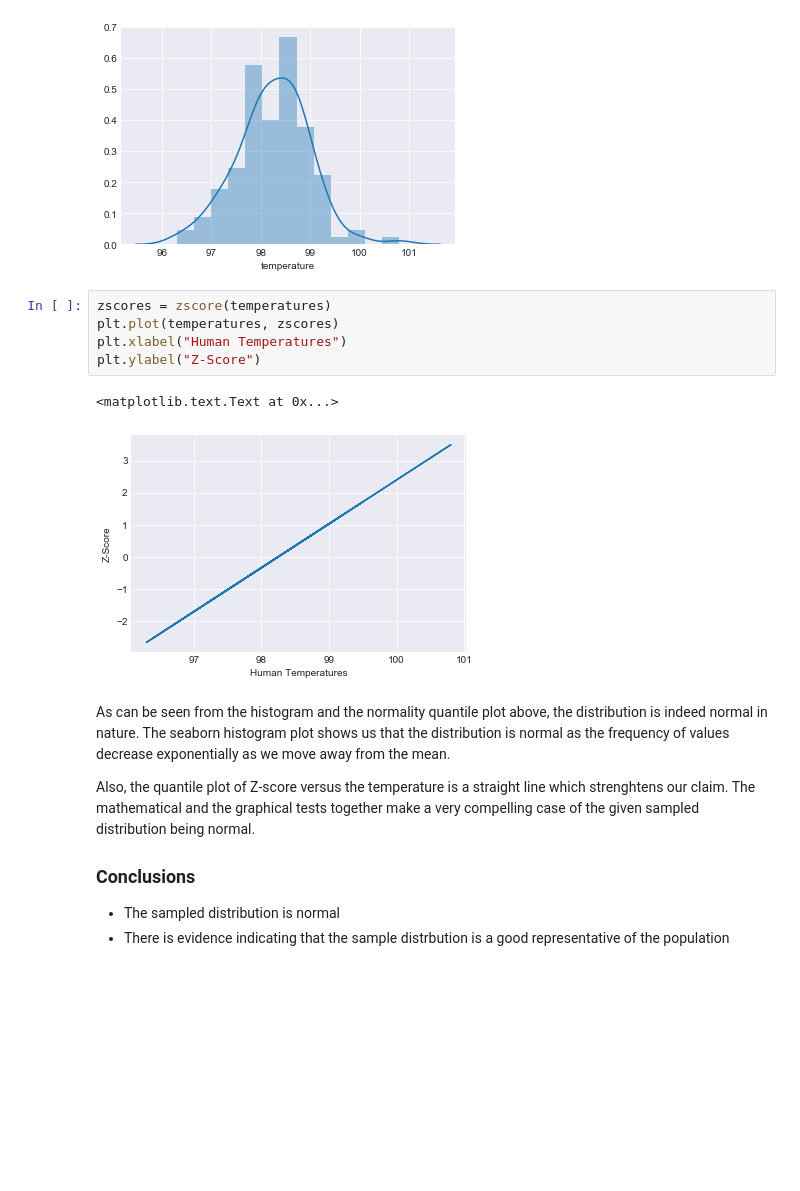
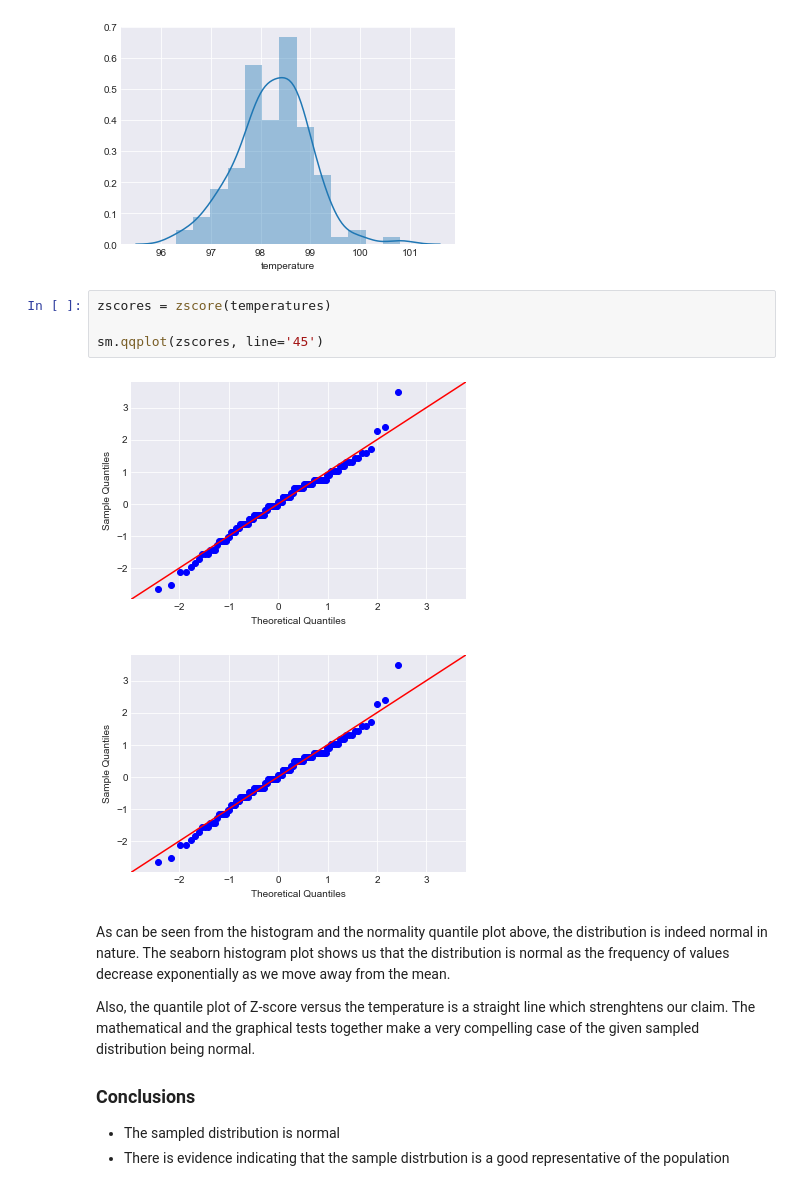
Before and after one commit to rounakbanik/dsc_springboard, a Jupyter notebook: inferential_statistics/human_temp/sliderule_dsi_inferential_statistics_exercise_1.ipynb, the cells around one changed output. Drawn from its saved outputs; the diff is of its cells as text; blank space fills up the shorter version.

```diff
--- a/inferential_statistics/human_temp/sliderule_dsi_inferential_statistics_exercise_1.ipynb
+++ b/inferential_statistics/human_temp/sliderule_dsi_inferential_statistics_exercise_1.ipynb
@@ -87,14 +88,13 @@ sns.distplot(temperatures)
 # %% [output]
 <matplotlib.axes._subplots.AxesSubplot at 0x...>
 [figure]
-# %%
-zscores = zscore(temperatures)
-plt.plot(temperatures, zscores)
-plt.xlabel("Human Temperatures")
-plt.ylabel("Z-Score")
-# %% [output]
-<matplotlib.text.Text at 0x...>
-[figure, removed]
+# %%
+zscores = zscore(temperatures)
+
+sm.qqplot(zscores, line='45')
+# %% [output]
+[figure, added]
+[figure, added]
 # %% [markdown]
 As can be seen from the histogram and the normality quantile plot above, the distribution is indeed normal in nature. The seaborn histogram plot shows us that the distribution is normal as the frequency of values decrease exponentially as we move away from the mean.
 
```
Also changed, not shown: parts of 1 cell of this notebook, 2 other files.
